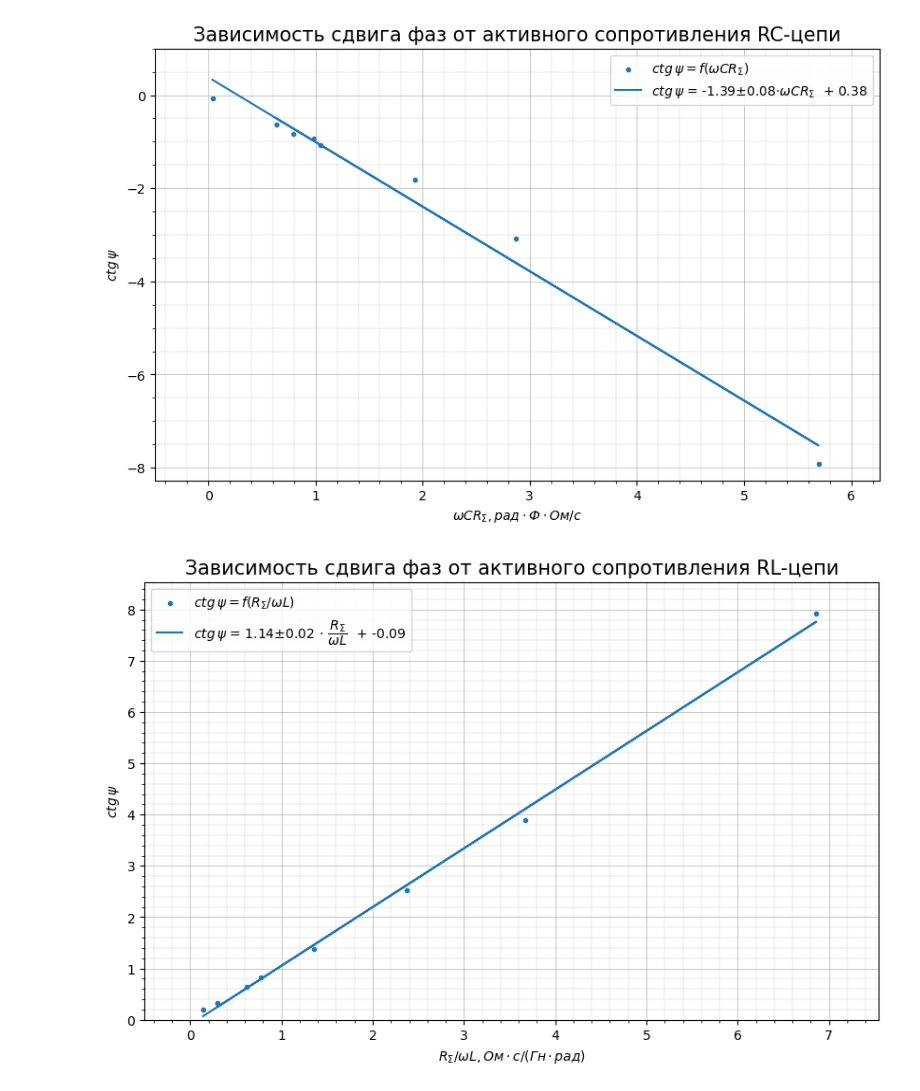
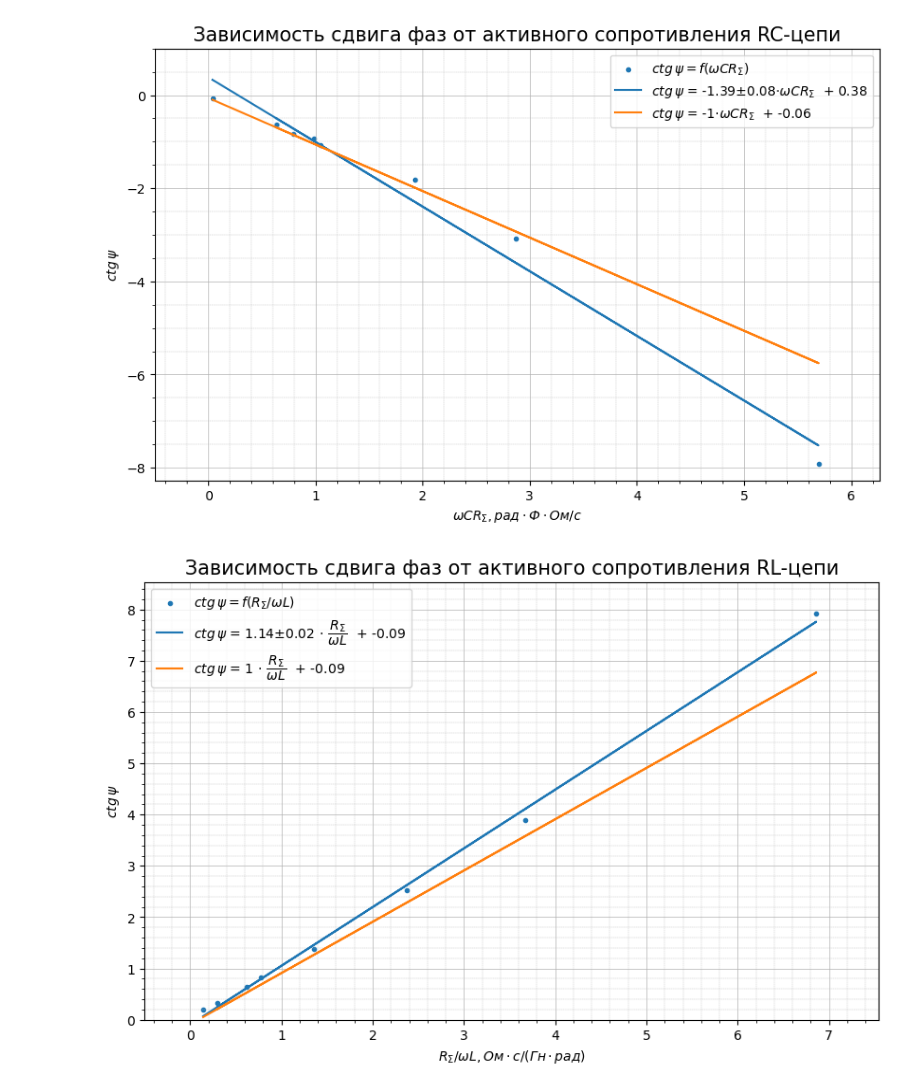
Before and after one commit to A1rsenij/Labs_physics, a Jupyter notebook: 3.2.1/3.2.1.ipynb, the cells around one changed output. Drawn from its saved outputs; the diff is of its cells as text; code cells hidden in the pictures.

```diff
--- a/3.2.1/3.2.1.ipynb
+++ b/3.2.1/3.2.1.ipynb
@@ -9,34 +9,36 @@ names = list(data)
 R = data[names[0]] + 12.4
 C = 0.5 * (10 ** (-6))
 w = 2 * np.pi * 1000
 psi = 1 / np.tan(data[names[6]] * np.pi)
 R = R * C * w
 
 k, cov = np.polyfit(R, psi, 1, cov=True)
 psip = np.polyval(k, R)
+psin = np.polyval([-1, -0.06], R)
 
 fig, ax = plt.subplots(figsize=(10, 6), dpi=100)
 
 ax.scatter(R, psi, label ='$ctg\,\psi = f(\omega CR_{\Sigma})$', marker='.')
 ax.plot(R, psip, label='$ctg\,\psi$ = '  + '{:.2f}$\pm${:.2f}'.format(k[0], np.sqrt(cov[0][0])) +  '$ \cdot \omega CR_{\Sigma}$' + '  + {:.2f}'.format(k[1]))
+ax.plot(R, psin, label='$ctg\,\psi$ = '  + '{:.0f}'.format(-1) +  '$ \cdot \omega CR_{\Sigma}$' + '  + {:.2f}'.format(-0.06))
 
 ax.legend(loc='upper right', fontsize=10)
 
 ax.grid(which="major", linewidth=0.5)
 ax.grid(which="minor", linestyle='--', linewidth=0.25)
 plt.minorticks_on()
 
 ax.axis([-0.5, 1.1*R.max(), 1.1*psip.min(), 1])
 
 ax.set_title('Зависимость сдвига фаз от активного сопротивления RC-цепи', loc='center', fontsize=15)
 ax.set_xlabel('$\omega CR_{\Sigma}, рад \cdot Ф \cdot Ом/с$', loc='center', fontsize=10)
 ax.set_ylabel('$ctg\,\psi$', loc='center', fontsize=10)
 
 plt.show()
 
 fig.savefig("3.2.1_1.png", dpi=500)
 # %% [output]
-[figure, old version]
+[figure, new version]
 # %%
 data = pd.read_excel('3.2.1.xlsx', sheet_name='RL-цепь')
 names = list(data)
@@ -49,11 +51,13 @@ R = R / (w * L)
 
 k, cov = np.polyfit(R, psi, 1, cov=True)
 psip = np.polyval(k, R)
+psin = np.polyval([1, -0.09], R)
 
 fig, ax = plt.subplots(figsize=(10, 6), dpi=100)
 
 ax.scatter(R, psi, label ='$ctg\,\psi = f(R_{\Sigma}/\omega L)$', marker='.')
 ax.plot(R, psip, label='$ctg\,\psi$ = '  + '{:.2f}$\pm${:.2f}'.format(k[0], np.sqrt(cov[0][0])) +  '$\,\cdot\,\dfrac{R_{\Sigma}}{\omega L}$' + '  + {:.2f}'.format(k[1]))
+ax.plot(R, psin, label='$ctg\,\psi$ = '  + '{:.0f}'.format(1) +  '$\,\cdot\,\dfrac{R_{\Sigma}}{\omega L}$' + '  + {:.2f}'.format(-0.09))
 
 ax.legend(loc='upper left', fontsize=10)
 
@@ -71,7 +75,7 @@ plt.show()
 
 fig.savefig("3.2.1_2.png", dpi=500)
 # %% [output]
-[figure, old version]
+[figure, new version]
 # %%
 data = pd.read_excel('3.2.1.xlsx', sheet_name='RLC-цепь(R=0)')
 names = list(data)
```
Also changed, not shown: parts of 1 cell of this notebook, 12 other files.
